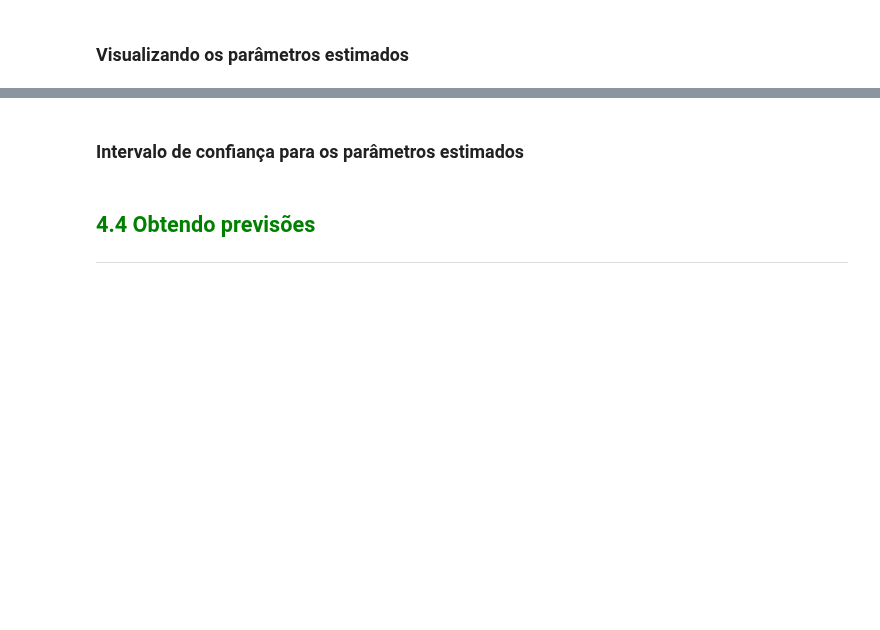
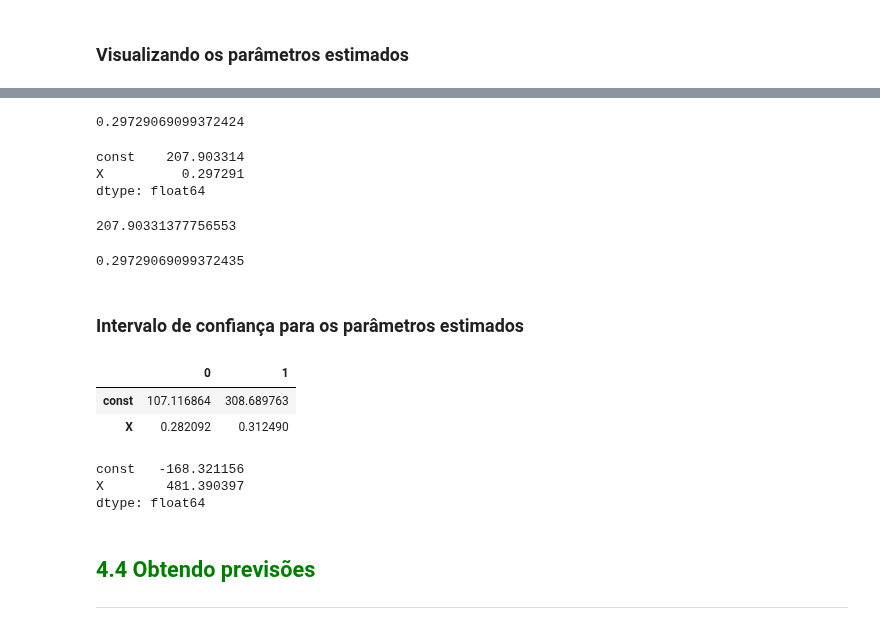
Before and after one commit to angelomaia/alura-cursos, a Jupyter notebook: Formação Estatística com Python/Curso_de_Estatística_Parte_4.ipynb, the cells around one changed output, grey strips where cells are left out. Drawn from its saved outputs; the diff is of its cells as text; code cells hidden in the pictures; blank space fills up the shorter version.

```diff
--- a/Formação Estatística com Python/Curso_de_Estatística_Parte_4.ipynb
+++ b/Formação Estatística com Python/Curso_de_Estatística_Parte_4.ipynb
@@ -752,5 +775,47 @@ https://www.statsmodels.org/stable/index.html
+# %%
+beta_2
+# %% [output]
+0.29729069099372424
+# %%
+resultado_regressao.params
+# %% [output]
+const    207.903314
+X          0.297291
+dtype: float64
+# %%
+beta_1 = resultado_regressao.params[0]
+beta_1
+# %% [output]
+207.90331377756553
+# %%
+beta_2 = resultado_regressao.params[1]
+beta_2
+# %% [output]
+0.29729069099372435
 # %% [markdown]
 ### Intervalo de confiança para os parâmetros estimados
+# %%
+resultado_regressao.conf_int(alpha=0.05)
+# %% [output]
+|  | 0 | 1 |
+| const | 107.116864 | 308.689763 |
+| X | 0.282092 | 0.312490 |
+# %%
+dataset_1 = {
+    'Y': [670, 220, 1202, 188, 1869, 248, 477, 1294, 816, 2671, 1403, 1586, 3468, 973, 701, 5310, 10950, 2008, 9574, 28863, 6466, 4274, 6432, 1326, 1423, 3211, 2140],
+    'X': [1.59, 0.56, 2.68, 0.47, 5.2, 0.58, 1.32, 3.88, 2.11, 5.53, 2.6, 2.94, 6.62, 1.91, 1.48, 10.64, 22.39, 4.2, 21.9, 59.66, 14.22, 9.57, 14.67, 3.28, 3.49, 6.94, 6.25]
+}
+dataset_1 = pd.DataFrame(dataset_1)
+Y_1 = dataset_1.Y
+X_1 = sm.add_constant(dataset_1.X)
+
+resultado_regressao_1 = sm.OLS(Y_1, X_1, missing='drop').fit()
+
+resultado_regressao_1.params
+# %% [output]
+const   -168.321156
+X        481.390397
+dtype: float64
 # %% [markdown]
 ## <font color=green>4.4 Obtendo previsões</font>
 ***
```
Also changed, not shown: parts of 13 cells of this notebook.
